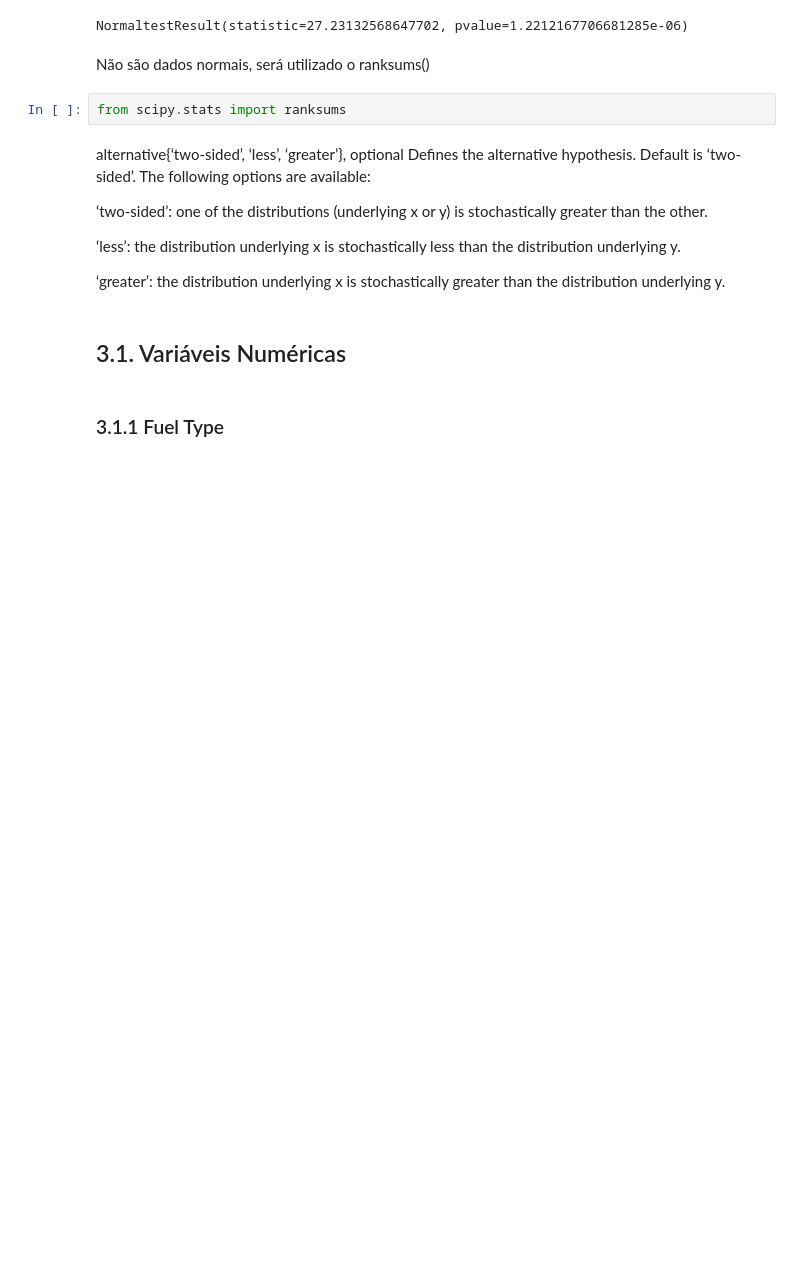
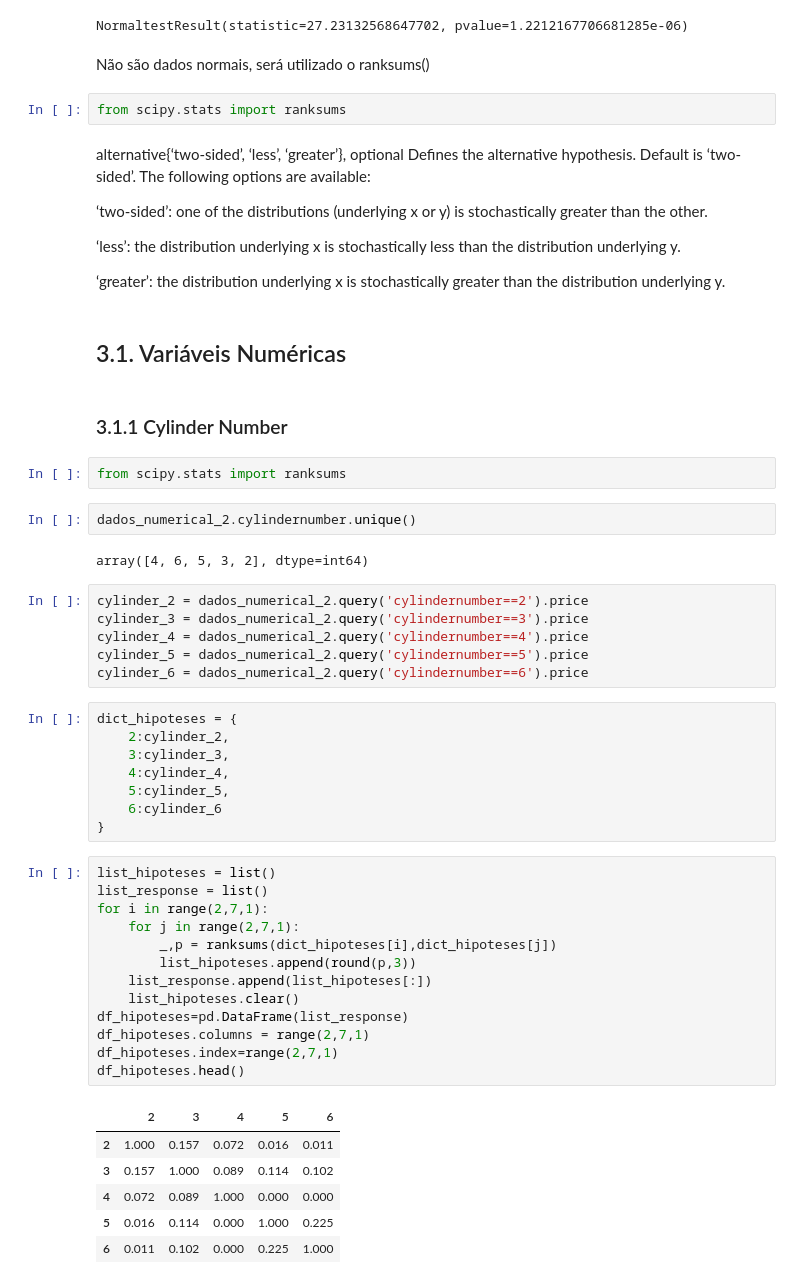
Before and after one commit to brenocarrer/Regression_CarPrice, a Jupyter notebook: Regression_CarPrice.ipynb, the cells around one changed output. Saved outputs shown, nothing was run; the diff lists cells and outputs as text; blank space fills up the shorter version.

Commit message:
Teste de hipótese de cylinder number

```diff
--- a/Regression_CarPrice.ipynb
+++ b/Regression_CarPrice.ipynb
@@ -346,4 +346,44 @@ Defines the alternative hypothesis. Default is ‘two-sided’. The following op
 # %% [markdown]
 ## 3.1. Variáveis Numéricas
 # %% [markdown]
-### 3.1.1 Fuel Type
+### 3.1.1 Cylinder Number
+# %%
+from scipy.stats import ranksums
+# %%
+dados_numerical_2.cylindernumber.unique()
+# %% [output]
+array([4, 6, 5, 3, 2], dtype=int64)
+# %%
+cylinder_2 = dados_numerical_2.query('cylindernumber==2').price
+cylinder_3 = dados_numerical_2.query('cylindernumber==3').price
+cylinder_4 = dados_numerical_2.query('cylindernumber==4').price
+cylinder_5 = dados_numerical_2.query('cylindernumber==5').price
+cylinder_6 = dados_numerical_2.query('cylindernumber==6').price
+# %%
+dict_hipoteses = {
+    2:cylinder_2,
+    3:cylinder_3,
+    4:cylinder_4,
+    5:cylinder_5,
+    6:cylinder_6
+}
+# %%
+list_hipoteses = list()
+list_response = list()
+for i in range(2,7,1):
+    for j in range(2,7,1):
+        _,p = ranksums(dict_hipoteses[i],dict_hipoteses[j])
+        list_hipoteses.append(round(p,3))
+    list_response.append(list_hipoteses[:])
+    list_hipoteses.clear()
+df_hipoteses=pd.DataFrame(list_response)
+df_hipoteses.columns = range(2,7,1)
+df_hipoteses.index=range(2,7,1)
+df_hipoteses.head()
+# %% [output]
+|  | 2 | 3 | 4 | 5 | 6 |
+| 2 | 1.000 | 0.157 | 0.072 | 0.016 | 0.011 |
+| 3 | 0.157 | 1.000 | 0.089 | 0.114 | 0.102 |
+| 4 | 0.072 | 0.089 | 1.000 | 0.000 | 0.000 |
+| 5 | 0.016 | 0.114 | 0.000 | 1.000 | 0.225 |
+| 6 | 0.011 | 0.102 | 0.000 | 0.225 | 1.000 |
```
